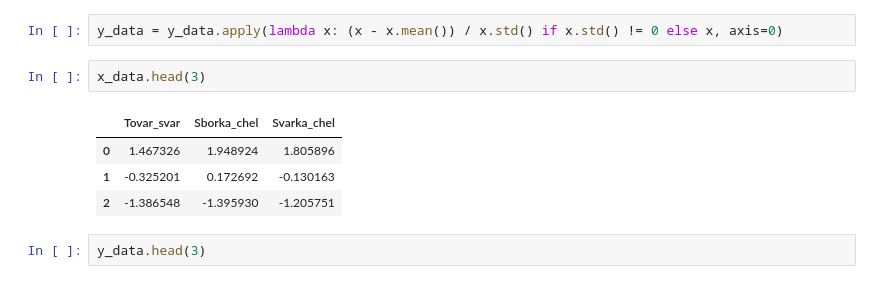
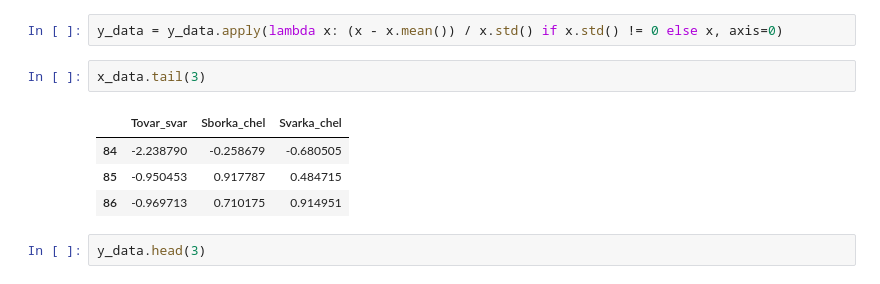
Before and after one commit to Maxxx-VS/The-Founder, a Jupyter notebook: 26_4_FastAPI.ipynb, the cells around one changed output. Cells and saved outputs as stored; diff of their text form.

```diff
--- a/26_4_FastAPI.ipynb
+++ b/26_4_FastAPI.ipynb
@@ -52,12 +61,12 @@ x_data = x_data.apply(lambda x: (x - x.mean()) / x.std() if x.std() != 0 else x,
 # %%
 y_data = y_data.apply(lambda x: (x - x.mean()) / x.std() if x.std() != 0 else x, axis=0)
 # %%
-x_data.head(3)
+x_data.tail(3)
 # %% [output]
 |  | Tovar_svar | Sborka_chel | Svarka_chel |
-| 0 | 1.467326 | 1.948924 | 1.805896 |
-| 1 | -0.325201 | 0.172692 | -0.130163 |
-| 2 | -1.386548 | -1.395930 | -1.205751 |
+| 84 | -2.238790 | -0.258679 | -0.680505 |
+| 85 | -0.950453 | 0.917787 | 0.484715 |
+| 86 | -0.969713 | 0.710175 | 0.914951 |
 # %%
 y_data.head(3)
 # %% [output]
```
Also changed, not shown: parts of 17 cells of this notebook.
